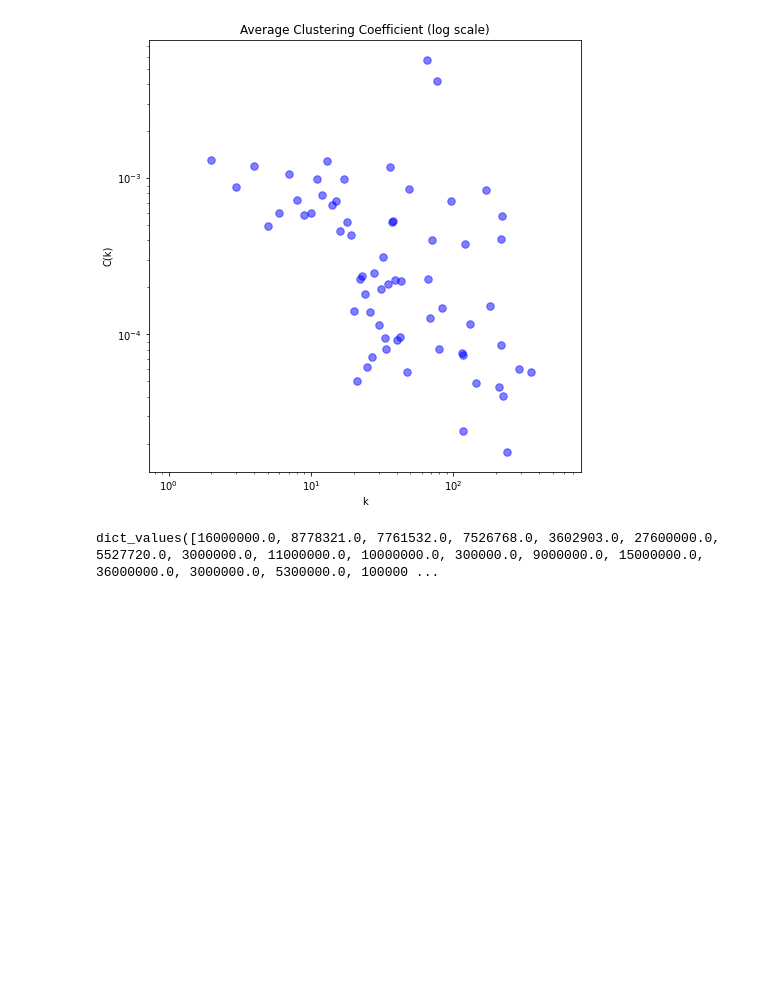
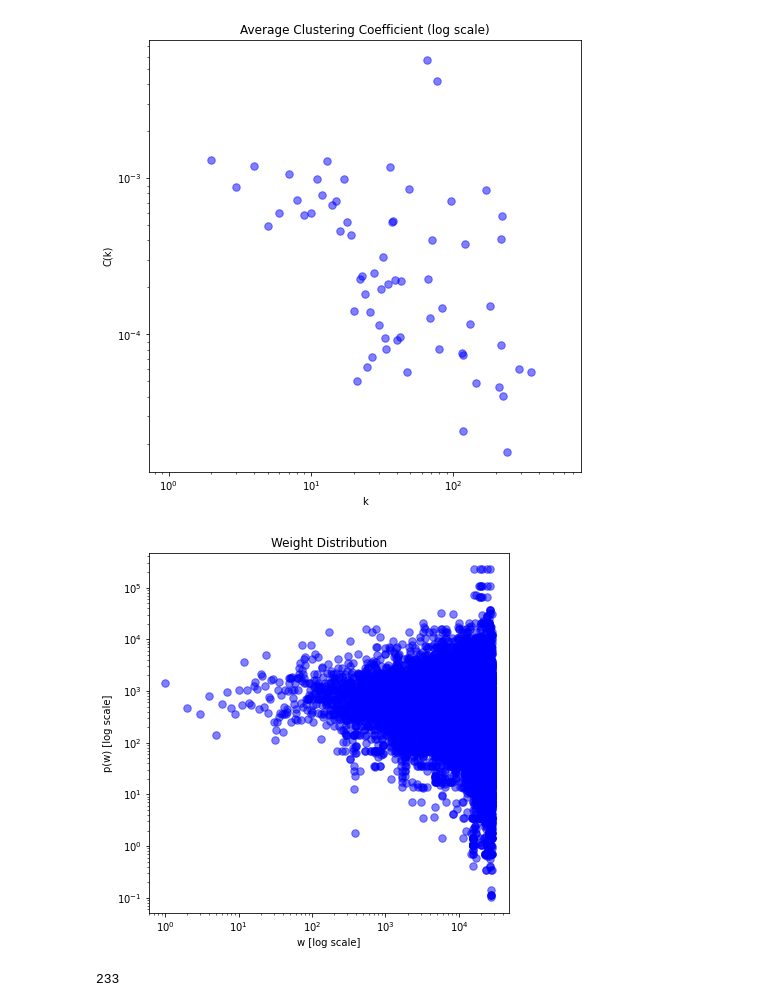
Before and after one commit to omeryefet/Complex_Networks, a Jupyter notebook: Project2022.ipynb, the cells around one changed output. Saved outputs shown, nothing was run; the diff lists cells and outputs as text; code cells hidden in the pictures; blank space fills up the shorter version.

```diff
--- a/Project2022.ipynb
+++ b/Project2022.ipynb
@@ -386,28 +398,33 @@ plot_clustering_coefficient(4)
 # %% [output]
 [figure]
 # %%
-def plot_weight_dist(G):
-    weight_hist = list(nx.get_edge_attributes(G,'weight').values())
+def plot_weight_dist(num):
+    G = graph_list[num]
+    weight_hist = list(nx.get_edge_attributes(G,'Raised_Amount_USD').values())
     weight_hist = np.array(weight_hist, dtype=float)
     degree_prob = weight_hist/G.number_of_nodes()
 
     # plotting
     fig = plt.figure(figsize=(5,5))
     axes = fig.add_axes([1,1,1,1])
 
     axes.loglog(np.arange(degree_prob.shape[0]), degree_prob, 'b.', markersize=15, alpha=0.5)
 
     axes.set_xlabel('w [log scale]')
     axes.set_ylabel('p(w) [log scale]')
     axes.set_title('Weight Distribution')
 
     plt.show()
+
+plot_weight_dist(3)
+# %% [output]
+[figure, added]
 # %%
 # G = nx.from_pandas_edgelist(df_list[num],source='Investor_Name',target='Company_Name', edge_attr=['Company_Market','Raised_Amount_USD'], create_using=nx.DiGraph())
-G = graph_list[2]
-print(np.array(nx.get_edge_attributes(G,'Raised_Amount_USD').values()))
+G = graph_list[1]
+print(len(list((nx.get_edge_attributes(G,'Raised_Amount_USD').values()))))
 # %% [output]
-dict_values([16000000.0, 8778321.0, 7761532.0, 7526768.0, 3602903.0, 27600000.0, 5527720.0, 3000000.0, 11000000.0, 10000000.0, 300000.0, 9000000.0, 15000000.0, 36000000.0, 3000000.0, 5300000.0, 100000 ...
+233
 # %%
 ##############################################################
 ####################### Do Not Delete ########################
```
Also changed, not shown: parts of 1 cell of this notebook.
